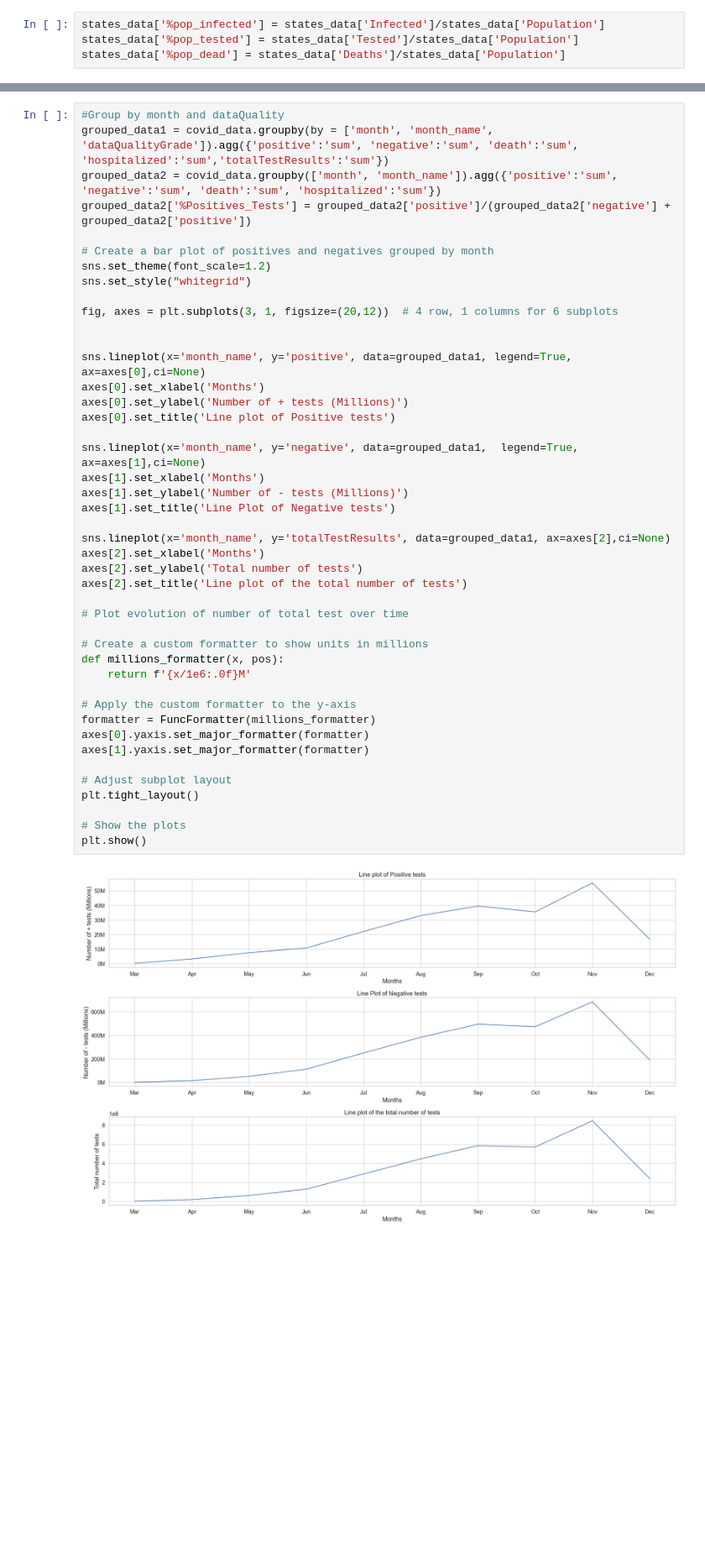
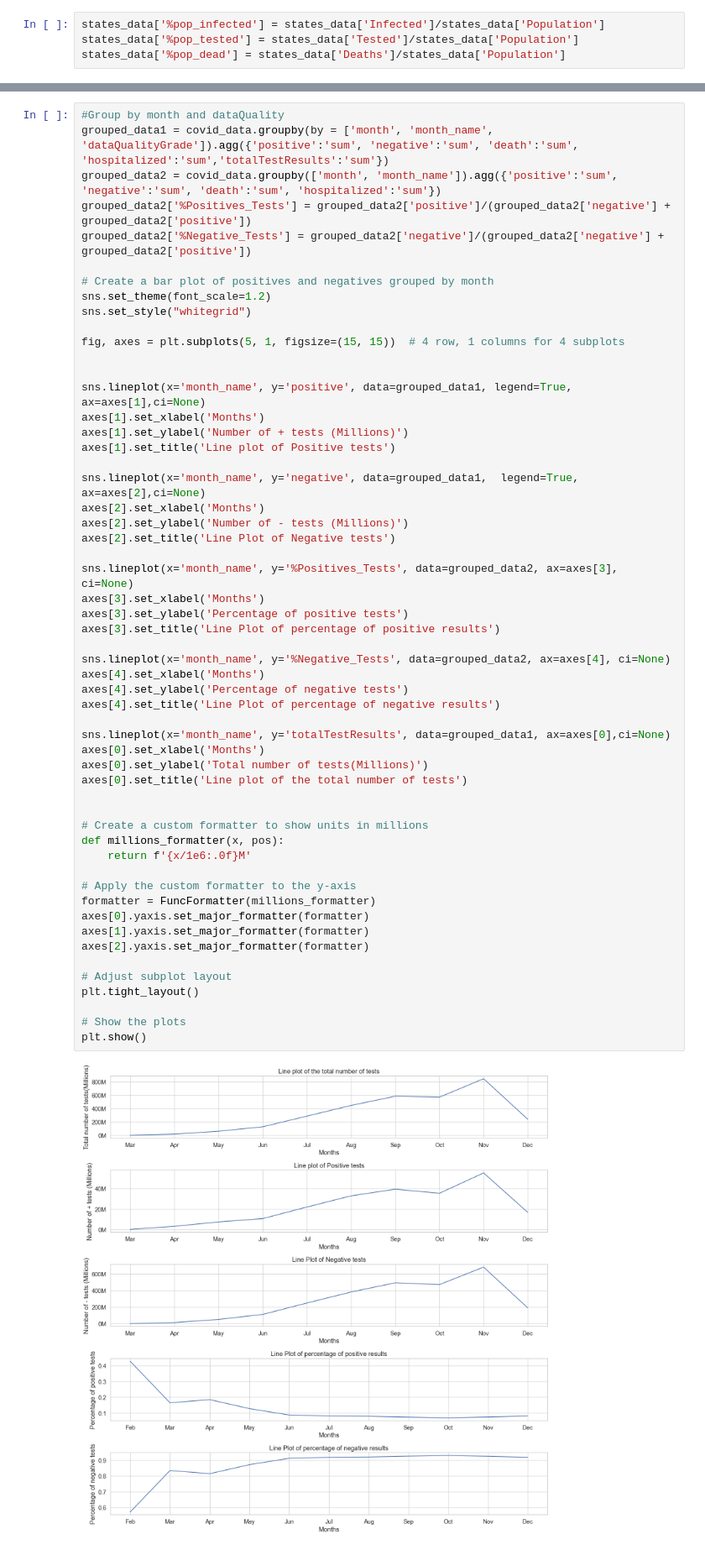
Before and after one commit to ollie-gats/BSE_brush_up_python_project, a Jupyter notebook: final_project_part1.ipynb, the cells around one changed output, grey strips where cells are left out. Shown at 84% size. Drawn from its saved outputs; the diff is of its cells as text; blank space fills up the shorter version.

```diff
--- a/final_project_part1.ipynb
+++ b/final_project_part1.ipynb
@@ -134,46 +134,57 @@ plt.show()
 # %%
 #Group by month and dataQuality
 grouped_data1 = covid_data.groupby(by = ['month', 'month_name', 'dataQualityGrade']).agg({'positive':'sum', 'negative':'sum', 'death':'sum', 'hospitalized':'sum','totalTestResults':'sum'})
 grouped_data2 = covid_data.groupby(['month', 'month_name']).agg({'positive':'sum', 'negative':'sum', 'death':'sum', 'hospitalized':'sum'})
 grouped_data2['%Positives_Tests'] = grouped_data2['positive']/(grouped_data2['negative'] + grouped_data2['positive'])
+grouped_data2['%Negative_Tests'] = grouped_data2['negative']/(grouped_data2['negative'] + grouped_data2['positive'])
 
 # Create a bar plot of positives and negatives grouped by month
 sns.set_theme(font_scale=1.2)
 sns.set_style("whitegrid")
 
-fig, axes = plt.subplots(3, 1, figsize=(20,12))  # 4 row, 1 columns for 6 subplots
+fig, axes = plt.subplots(5, 1, figsize=(15, 15))  # 4 row, 1 columns for 4 subplots
 
 
-sns.lineplot(x='month_name', y='positive', data=grouped_data1, legend=True, ax=axes[0],ci=None)
+sns.lineplot(x='month_name', y='positive', data=grouped_data1, legend=True, ax=axes[1],ci=None)
+axes[1].set_xlabel('Months')
+axes[1].set_ylabel('Number of + tests (Millions)')
+axes[1].set_title('Line plot of Positive tests')
+
+sns.lineplot(x='month_name', y='negative', data=grouped_data1,  legend=True, ax=axes[2],ci=None)
+axes[2].set_xlabel('Months')
+axes[2].set_ylabel('Number of - tests (Millions)')
+axes[2].set_title('Line Plot of Negative tests')
+
+sns.lineplot(x='month_name', y='%Positives_Tests', data=grouped_data2, ax=axes[3], ci=None)
+axes[3].set_xlabel('Months')
+axes[3].set_ylabel('Percentage of positive tests')
+axes[3].set_title('Line Plot of percentage of positive results')
+
+sns.lineplot(x='month_name', y='%Negative_Tests', data=grouped_data2, ax=axes[4], ci=None)
+axes[4].set_xlabel('Months')
+axes[4].set_ylabel('Percentage of negative tests')
+axes[4].set_title('Line Plot of percentage of negative results')
+
+sns.lineplot(x='month_name', y='totalTestResults', data=grouped_data1, ax=axes[0],ci=None)
 axes[0].set_xlabel('Months')
-axes[0].set_ylabel('Number of + tests (Millions)')
-axes[0].set_title('Line plot of Positive tests')
+axes[0].set_ylabel('Total number of tests(Millions)')
+axes[0].set_title('Line plot of the total number of tests')
 
-sns.lineplot(x='month_name', y='negative', data=grouped_data1,  legend=True, ax=axes[1],ci=None)
-axes[1].set_xlabel('Months')
-axes[1].set_ylabel('Number of - tests (Millions)')
-axes[1].set_title('Line Plot of Negative tests')
-
-sns.lineplot(x='month_name', y='totalTestResults', data=grouped_data1, ax=axes[2],ci=None)
-axes[2].set_xlabel('Months')
-axes[2].set_ylabel('Total number of tests')
-axes[2].set_title('Line plot of the total number of tests')
-
-# Plot evolution of number of total test over time
 
 # Create a custom formatter to show units in millions
 def millions_formatter(x, pos):
     return f'{x/1e6:.0f}M'
 
 # Apply the custom formatter to the y-axis
 formatter = FuncFormatter(millions_formatter)
 axes[0].yaxis.set_major_formatter(formatter)
 axes[1].yaxis.set_major_formatter(formatter)
+axes[2].yaxis.set_major_formatter(formatter)
 
 # Adjust subplot layout
 plt.tight_layout()
 
 # Show the plots
 plt.show()
 # %% [output]
-[figure, old version]
+[figure, new version]
```
Also changed, not shown: parts of 4 cells of this notebook.
